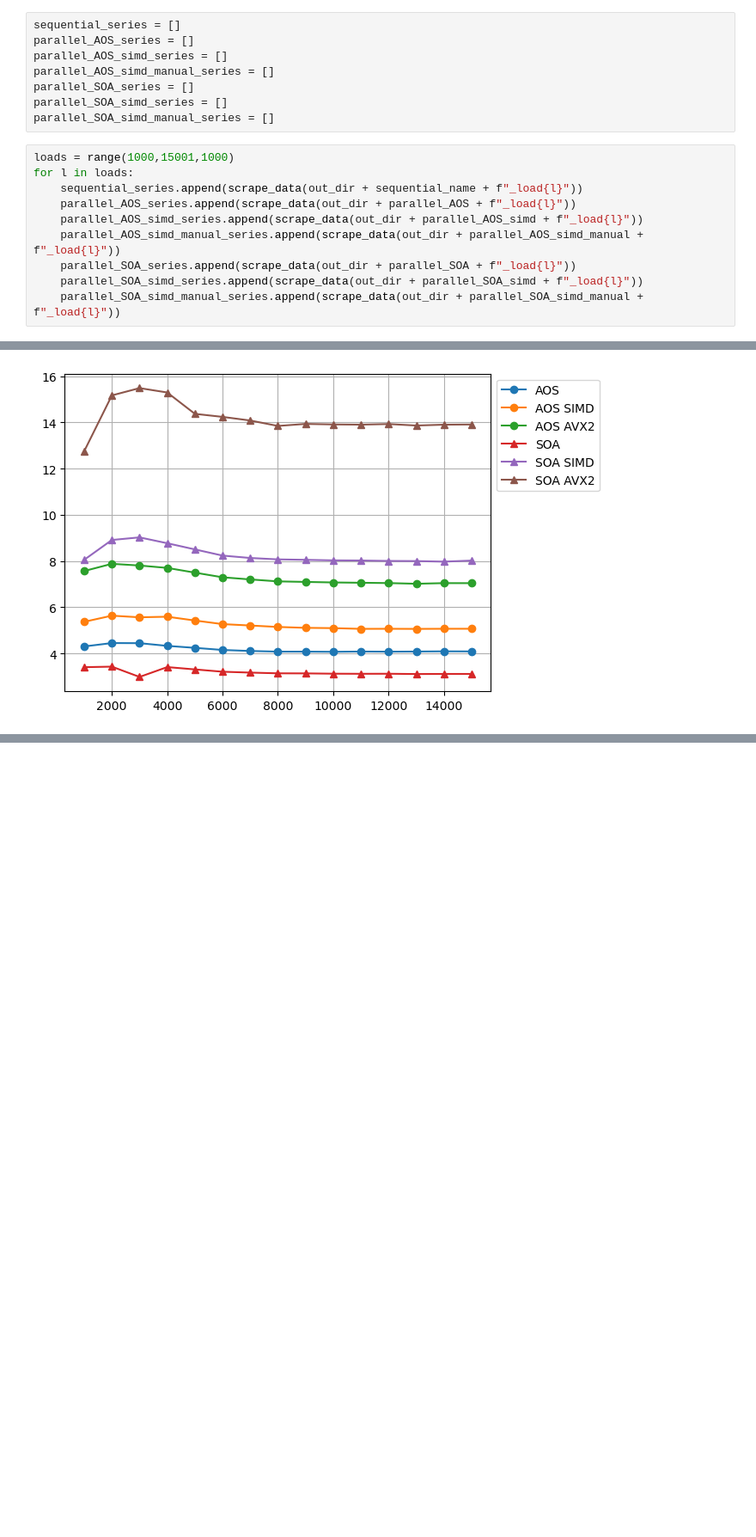
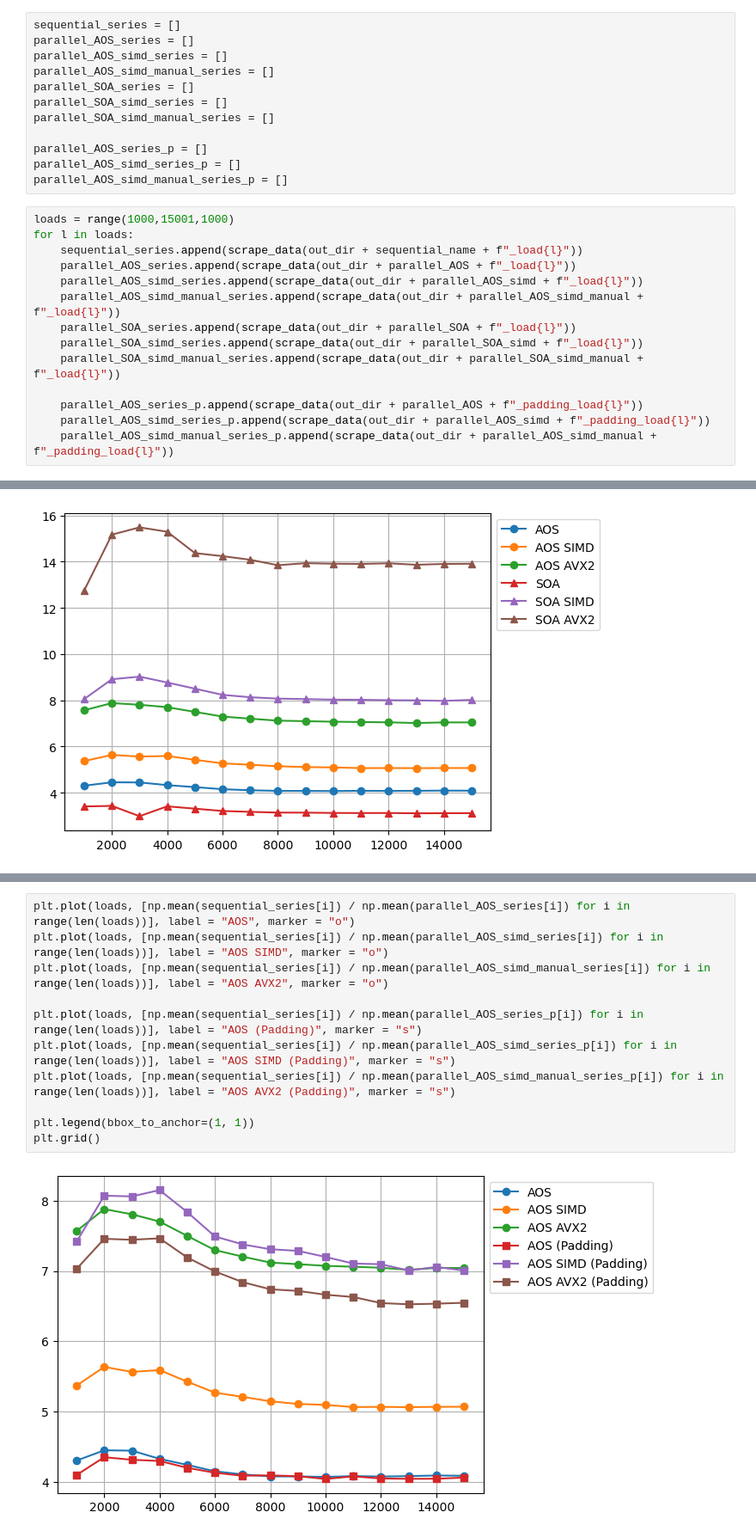
Before and after one commit to LucchesiCarlo/Parallel_Computing_First, a Jupyter notebook: Elaborate_Results.ipynb, the cells around one changed output, grey strips where cells are left out. Shown: that part at 86% size. Drawn from its saved outputs; the diff is of its cells as text; blank space fills up the shorter version.

Commit message:
Introduction of increasing load tests using sources with padding.

```diff
--- a/Elaborate_Results.ipynb
+++ b/Elaborate_Results.ipynb
@@ -114,6 +114,10 @@ parallel_AOS_simd_manual_series = []
 parallel_SOA_series = []
 parallel_SOA_simd_series = []
 parallel_SOA_simd_manual_series = []
+
+parallel_AOS_series_p = []
+parallel_AOS_simd_series_p = []
+parallel_AOS_simd_manual_series_p = []
 # %%
 loads = range(1000,15001,1000)
 for l in loads:
@@ -124,6 +128,10 @@ for l in loads:
     parallel_SOA_series.append(scrape_data(out_dir + parallel_SOA + f"_load{l}"))
     parallel_SOA_simd_series.append(scrape_data(out_dir + parallel_SOA_simd + f"_load{l}"))
     parallel_SOA_simd_manual_series.append(scrape_data(out_dir + parallel_SOA_simd_manual + f"_load{l}"))
+
+    parallel_AOS_series_p.append(scrape_data(out_dir + parallel_AOS + f"_padding_load{l}"))
+    parallel_AOS_simd_series_p.append(scrape_data(out_dir + parallel_AOS_simd + f"_padding_load{l}"))
+    parallel_AOS_simd_manual_series_p.append(scrape_data(out_dir + parallel_AOS_simd_manual + f"_padding_load{l}"))
 # %%
 print_stats(sequential_series[7])
 print_stats(parallel_AOS_series[7])
@@ -150,0 +161,13 @@ plt.grid()
+# %%
+plt.plot(loads, [np.mean(sequential_series[i]) / np.mean(parallel_AOS_series[i]) for i in range(len(loads))], label = "AOS", marker = "o")
+plt.plot(loads, [np.mean(sequential_series[i]) / np.mean(parallel_AOS_simd_series[i]) for i in range(len(loads))], label = "AOS SIMD", marker = "o")
+plt.plot(loads, [np.mean(sequential_series[i]) / np.mean(parallel_AOS_simd_manual_series[i]) for i in range(len(loads))], label = "AOS AVX2", marker = "o")
+
+plt.plot(loads, [np.mean(sequential_series[i]) / np.mean(parallel_AOS_series_p[i]) for i in range(len(loads))], label = "AOS (Padding)", marker = "s")
+plt.plot(loads, [np.mean(sequential_series[i]) / np.mean(parallel_AOS_simd_series_p[i]) for i in range(len(loads))], label = "AOS SIMD (Padding)", marker = "s")
+plt.plot(loads, [np.mean(sequential_series[i]) / np.mean(parallel_AOS_simd_manual_series_p[i]) for i in range(len(loads))], label = "AOS AVX2 (Padding)", marker = "s")
+
+plt.legend(bbox_to_anchor=(1, 1))
+plt.grid()
+# %% [output]
+[figure, added]
```
Also changed, not shown: parts of 1 cell of this notebook, 1 other file.
